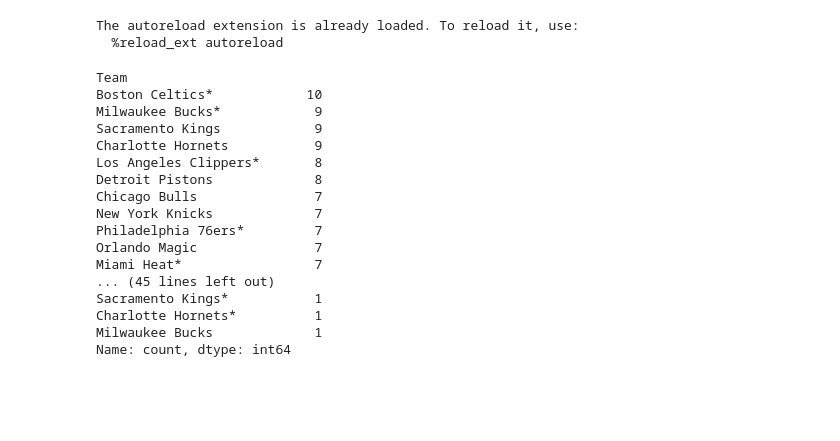
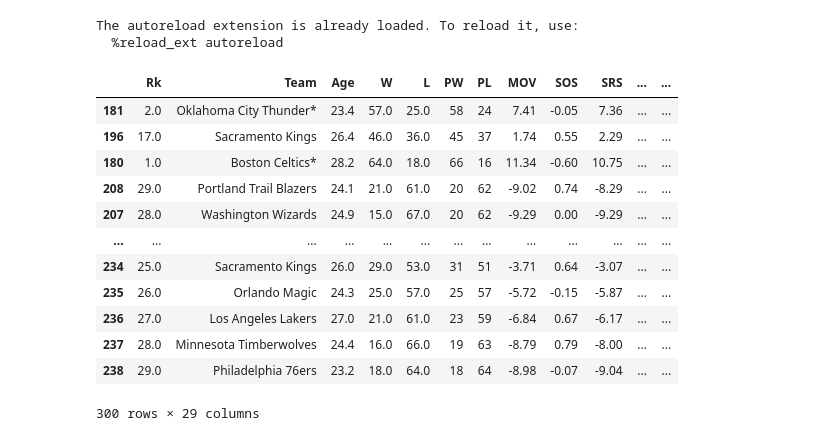
Before and after one commit to kevinlee33/SAGBProject, a Jupyter notebook: NBAData/SAGBNBAProject.ipynb, the cells around one changed output. Saved outputs shown, nothing was run; the diff lists cells and outputs as text; code cells hidden in the pictures; blank space fills up the shorter version.

```diff
--- a/NBAData/SAGBNBAProject.ipynb
+++ b/NBAData/SAGBNBAProject.ipynb
@@ -32,23 +44,19 @@ combined_df = pd.concat(df_list, ignore_index=True)
 # %%
-combined_df['Team'].value_counts()
+combined_df
 # %% [output]
+|  | Rk | Team | Age | W | L | PW | PL | MOV | SOS | SRS | ... | ... |
+| 181 | 2.0 | Oklahoma City Thunder* | 23.4 | 57.0 | 25.0 | 58 | 24 | 7.41 | -0.05 | 7.36 | ... | ... |
+| 196 | 17.0 | Sacramento Kings | 26.4 | 46.0 | 36.0 | 45 | 37 | 1.74 | 0.55 | 2.29 | ... | ... |
+| 180 | 1.0 | Boston Celtics* | 28.2 | 64.0 | 18.0 | 66 | 16 | 11.34 | -0.60 | 10.75 | ... | ... |
+| 208 | 29.0 | Portland Trail Blazers | 24.1 | 21.0 | 61.0 | 20 | 62 | -9.02 | 0.74 | -8.29 | ... | ... |
+| 207 | 28.0 | Washington Wizards | 24.9 | 15.0 | 67.0 | 20 | 62 | -9.29 | 0.00 | -9.29 | ... | ... |
+| ... | ... | ... | ... | ... | ... | ... | ... | ... | ... | ... | ... | ... |
+| 234 | 25.0 | Sacramento Kings | 26.0 | 29.0 | 53.0 | 31 | 51 | -3.71 | 0.64 | -3.07 | ... | ... |
+| 235 | 26.0 | Orlando Magic | 24.3 | 25.0 | 57.0 | 25 | 57 | -5.72 | -0.15 | -5.87 | ... | ... |
+| 236 | 27.0 | Los Angeles Lakers | 27.0 | 21.0 | 61.0 | 23 | 59 | -6.84 | 0.67 | -6.17 | ... | ... |
+| 237 | 28.0 | Minnesota Timberwolves | 24.4 | 16.0 | 66.0 | 19 | 63 | -8.79 | 0.79 | -8.00 | ... | ... |
+| 238 | 29.0 | Philadelphia 76ers | 23.2 | 18.0 | 64.0 | 18 | 64 | -8.98 | -0.07 | -9.04 | ... | ... |
-Team
-Boston Celtics*            10
-Milwaukee Bucks*            9
-Sacramento Kings            9
-Charlotte Hornets           9
-Los Angeles Clippers*       8
-Detroit Pistons             8
-Chicago Bulls               7
-New York Knicks             7
-Philadelphia 76ers*         7
-Orlando Magic               7
-Miami Heat*                 7
-... (45 lines left out)
-Sacramento Kings*           1
-Charlotte Hornets*          1
-Milwaukee Bucks             1
-Name: count, dtype: int64
+300 rows × 29 columns
 # %%
 champions = {'2024': 'Boston Celtics*',
  '2023': 'Denver Nuggets*',
```
Also changed, not shown: parts of 5 cells of this notebook, 18 other files.
